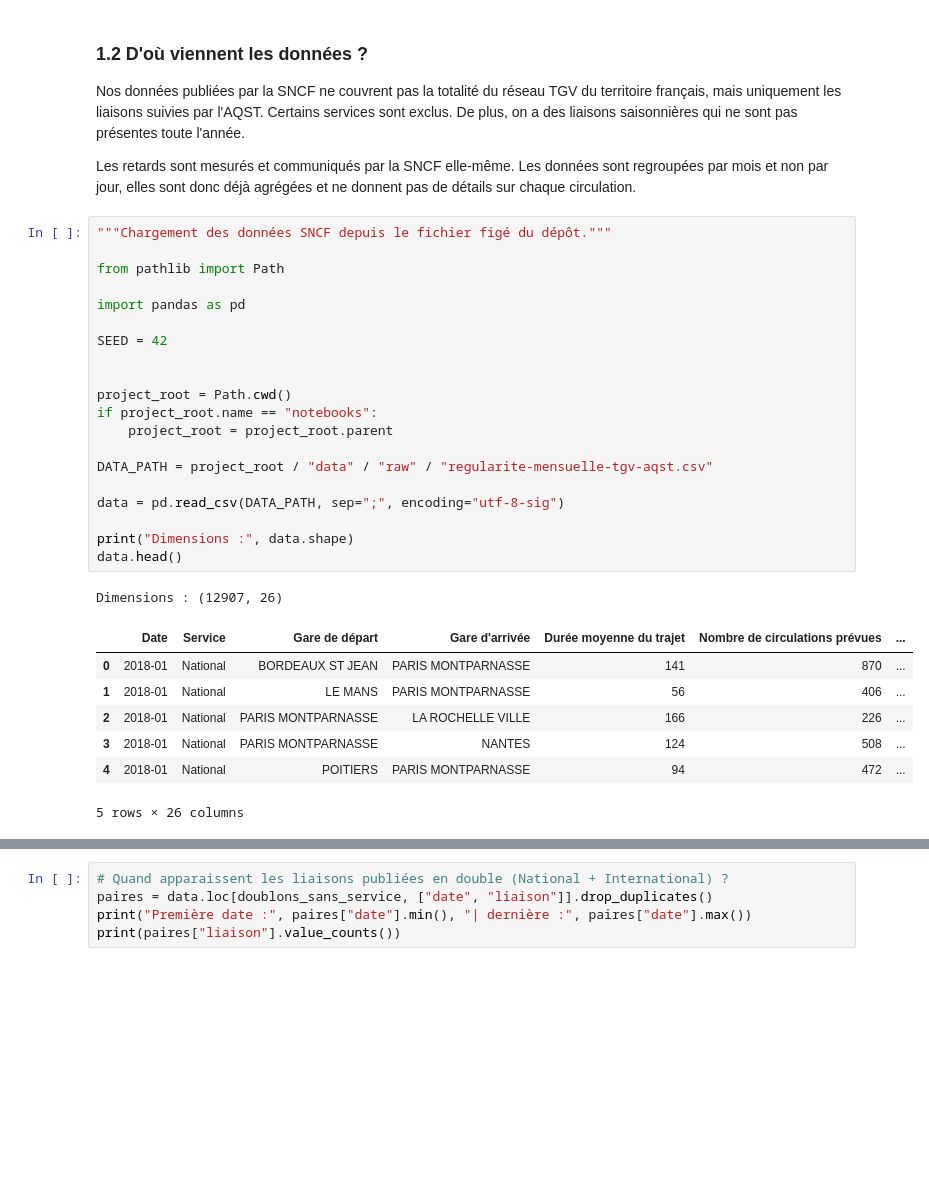
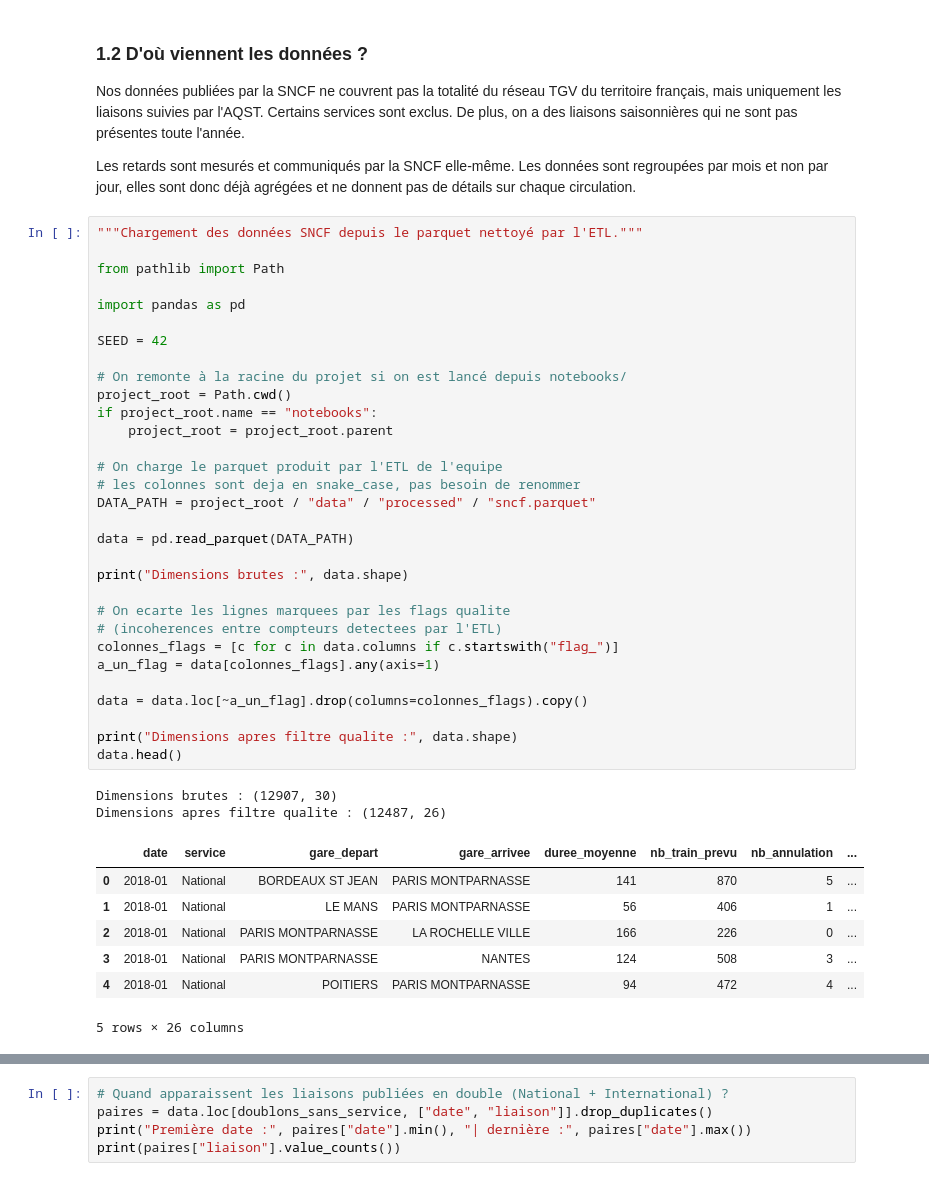
Before and after one commit to husseindakroube/IADATA701-PROJET, a Jupyter notebook: notebooks/02_eda_analyse.ipynb, the cells around one changed output, grey strips where cells are left out. Cells and saved outputs as stored; diff of their text form; blank space fills up the shorter version.

```diff
--- a/notebooks/02_eda_analyse.ipynb
+++ b/notebooks/02_eda_analyse.ipynb
@@ -21,31 +21,43 @@ Nos données publiées par la SNCF ne couvrent pas la totalité du réseau TGV d
 
 Les retards sont mesurés et communiqués par la SNCF elle-même. Les données sont regroupées par mois et non par jour, elles sont donc déjà agrégées et ne donnent pas de détails sur chaque circulation.
 # %%
-"""Chargement des données SNCF depuis le fichier figé du dépôt."""
+"""Chargement des données SNCF depuis le parquet nettoyé par l'ETL."""
 
 from pathlib import Path
 
 import pandas as pd
 
 SEED = 42
 
-
+# On remonte à la racine du projet si on est lancé depuis notebooks/
 project_root = Path.cwd()
 if project_root.name == "notebooks":
     project_root = project_root.parent
 
-DATA_PATH = project_root / "data" / "raw" / "regularite-mensuelle-tgv-aqst.csv"
+# On charge le parquet produit par l'ETL de l'equipe
+# les colonnes sont deja en snake_case, pas besoin de renommer
+DATA_PATH = project_root / "data" / "processed" / "sncf.parquet"
 
-data = pd.read_csv(DATA_PATH, sep=";", encoding="utf-8-sig")
+data = pd.read_parquet(DATA_PATH)
 
-print("Dimensions :", data.shape)
+print("Dimensions brutes :", data.shape)
+
+# On ecarte les lignes marquees par les flags qualite
+# (incoherences entre compteurs detectees par l'ETL)
+colonnes_flags = [c for c in data.columns if c.startswith("flag_")]
+a_un_flag = data[colonnes_flags].any(axis=1)
+
+data = data.loc[~a_un_flag].drop(columns=colonnes_flags).copy()
+
+print("Dimensions apres filtre qualite :", data.shape)
 data.head()
 # %% [output]
-Dimensions : (12907, 26)
+Dimensions brutes : (12907, 30)
+Dimensions apres filtre qualite : (12487, 26)
-|  | Date | Service | Gare de départ | Gare d'arrivée | Durée moyenne du trajet | Nombre de circulations prévues | ... |
-| 0 | 2018-01 | National | BORDEAUX ST JEAN | PARIS MONTPARNASSE | 141 | 870 | ... |
-| 1 | 2018-01 | National | LE MANS | PARIS MONTPARNASSE | 56 | 406 | ... |
-| 2 | 2018-01 | National | PARIS MONTPARNASSE | LA ROCHELLE VILLE | 166 | 226 | ... |
-| 3 | 2018-01 | National | PARIS MONTPARNASSE | NANTES | 124 | 508 | ... |
-| 4 | 2018-01 | National | POITIERS | PARIS MONTPARNASSE | 94 | 472 | ... |
+|  | date | service | gare_depart | gare_arrivee | duree_moyenne | nb_train_prevu | nb_annulation | ... |
+| 0 | 2018-01 | National | BORDEAUX ST JEAN | PARIS MONTPARNASSE | 141 | 870 | 5 | ... |
+| 1 | 2018-01 | National | LE MANS | PARIS MONTPARNASSE | 56 | 406 | 1 | ... |
+| 2 | 2018-01 | National | PARIS MONTPARNASSE | LA ROCHELLE VILLE | 166 | 226 | 0 | ... |
+| 3 | 2018-01 | National | PARIS MONTPARNASSE | NANTES | 124 | 508 | 3 | ... |
+| 4 | 2018-01 | National | POITIERS | PARIS MONTPARNASSE | 94 | 472 | 4 | ... |
 5 rows × 26 columns
```
Also changed, not shown: parts of 24 cells of this notebook, 2 other files.
